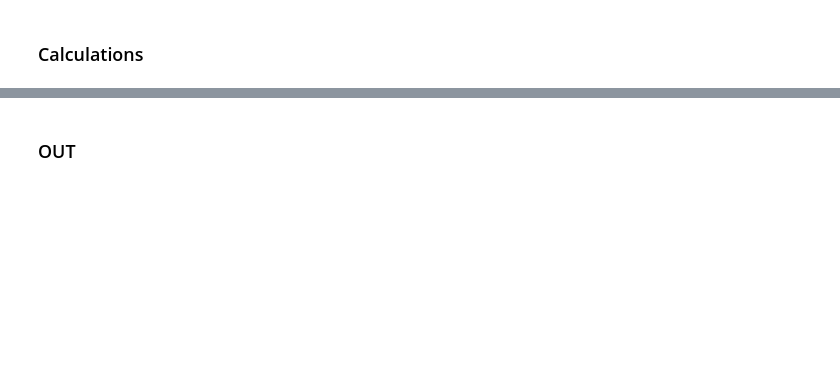
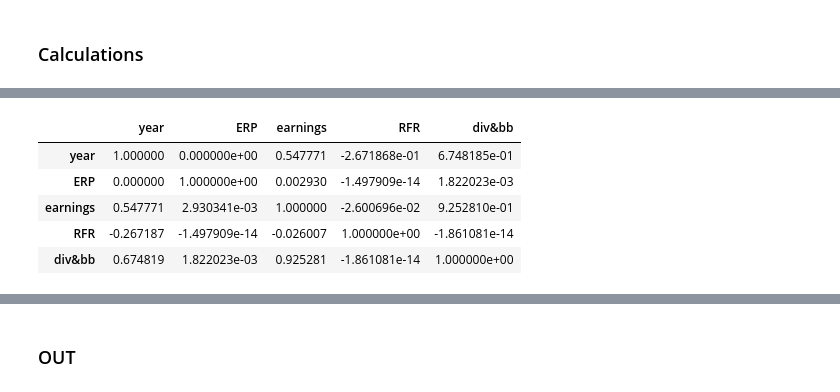
Before and after one commit to aguilalv/CorpFinSandbox, a Jupyter notebook: 2020.06.01 - S&P500 valuation.ipynb, the cells around one changed output, grey strips where cells are left out. Drawn from its saved outputs; the diff is of its cells as text; code cells hidden in the pictures; blank space fills up the shorter version.

```diff
--- a/2020.06.01 - S&P500 valuation.ipynb
+++ b/2020.06.01 - S&P500 valuation.ipynb
@@ -156,0 +172,9 @@ for i in range(0,monte_carlo_iterations):
+# %%
+inputs_df[~historical_mask].corr()
+# %% [output]
+|  | year | ERP | earnings | RFR | div&bb |
+| year | 1.000000 | 0.000000e+00 | 0.547771 | -2.671868e-01 | 6.748185e-01 |
+| ERP | 0.000000 | 1.000000e+00 | 0.002930 | -1.497909e-14 | 1.822023e-03 |
+| earnings | 0.547771 | 2.930341e-03 | 1.000000 | -2.600696e-02 | 9.252810e-01 |
+| RFR | -0.267187 | -1.497909e-14 | -0.026007 | 1.000000e+00 | -1.861081e-14 |
+| div&bb | 0.674819 | 1.822023e-03 | 0.925281 | -1.861081e-14 | 1.000000e+00 |
```
Also changed, not shown: parts of 28 cells of this notebook.
